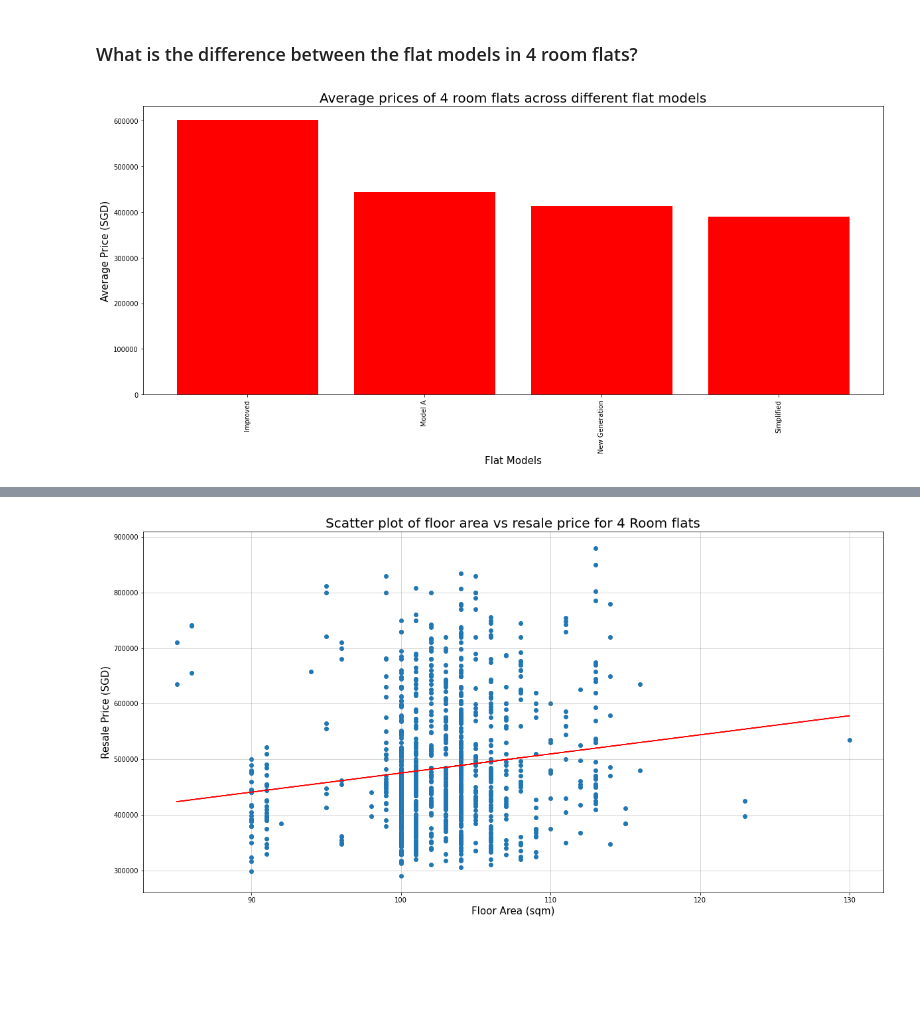
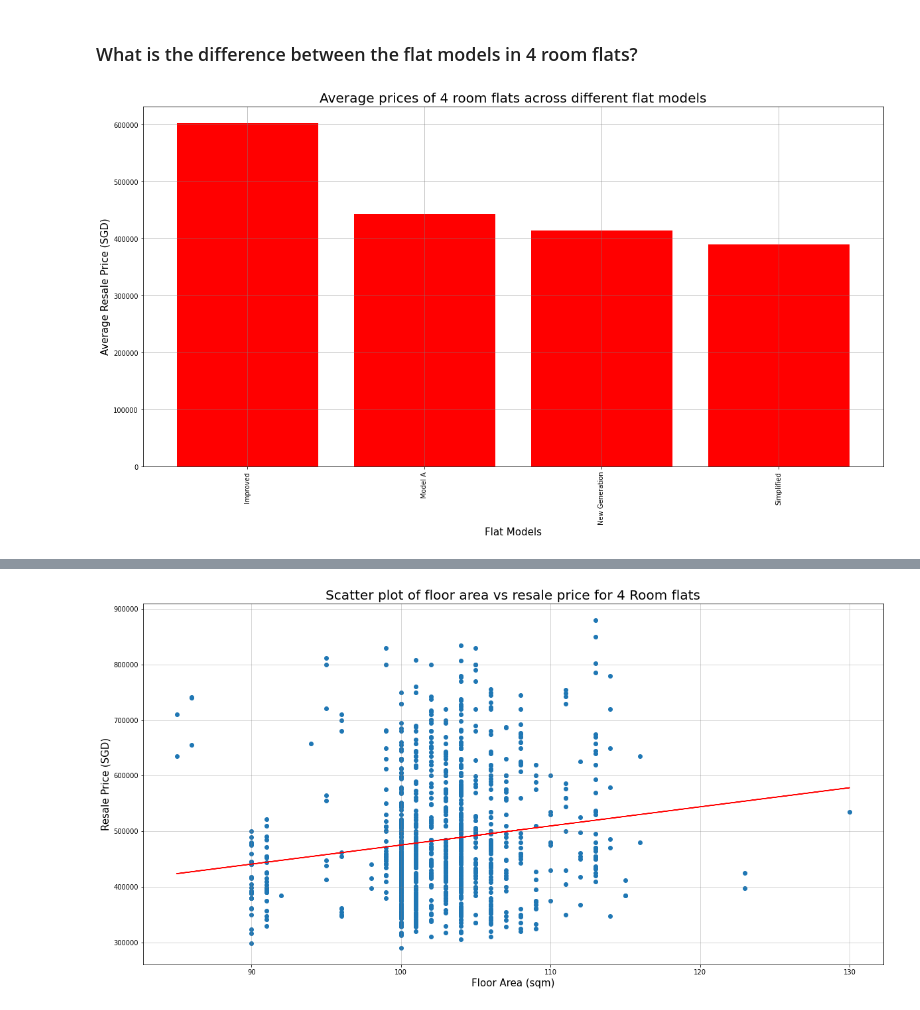
Before and after one commit to rajkaran27/PDS-CA1, a Jupyter notebook: Submission.ipynb, the cells around one changed output, grey strips where cells are left out. Saved outputs shown, nothing was run; the diff lists cells and outputs as text; code cells hidden in the pictures; blank space fills up the shorter version.

```diff
--- a/Submission.ipynb
+++ b/Submission.ipynb
@@ -265,17 +289,18 @@ plt.show()
 # %%
 room_4 = data_resale_flat_prices[(data_resale_flat_prices['flat_type'] == '4 ROOM') & (data_resale_flat_prices['lease_commence_date'] >= np.datetime64('1980'))& (data_resale_flat_prices['lease_commence_date'] <= np.datetime64('1990'))]
 flat_types = np.unique(room_4['flat_model'])
 average_price=[]
 
 for flat in flat_types:
     average_price.append(np.mean(room_4[room_4['flat_model']==flat]['resale_price']))
 
-plt.figure(figsize=(20,8))
+plt.figure(figsize=(20,10))
 plt.bar(flat_types,average_price,color='red')
 plt.title("Average prices of 4 room flats across different flat models",fontsize=20)
 plt.xticks(rotation=90)
 plt.xlabel('Flat Models',fontsize=15)
-plt.ylabel('Average Price (SGD)',fontsize=15)
+plt.ylabel('Average Resale Price (SGD)',fontsize=15)
+plt.grid(color="gray",alpha=0.6)
 plt.show()
 # %% [output]
-[figure, old version]
+[figure, new version]
```
Also changed, not shown: parts of 12 cells of this notebook, 1 other file.
